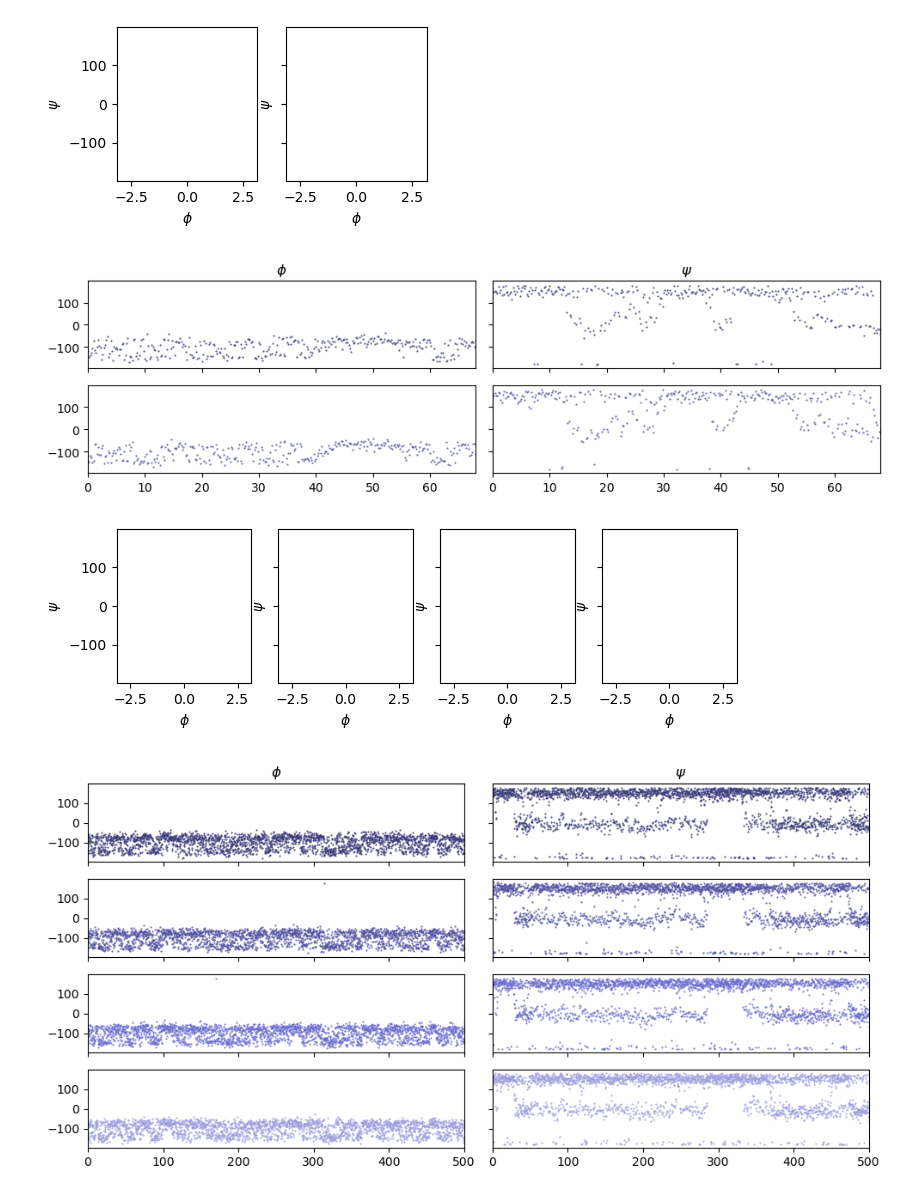
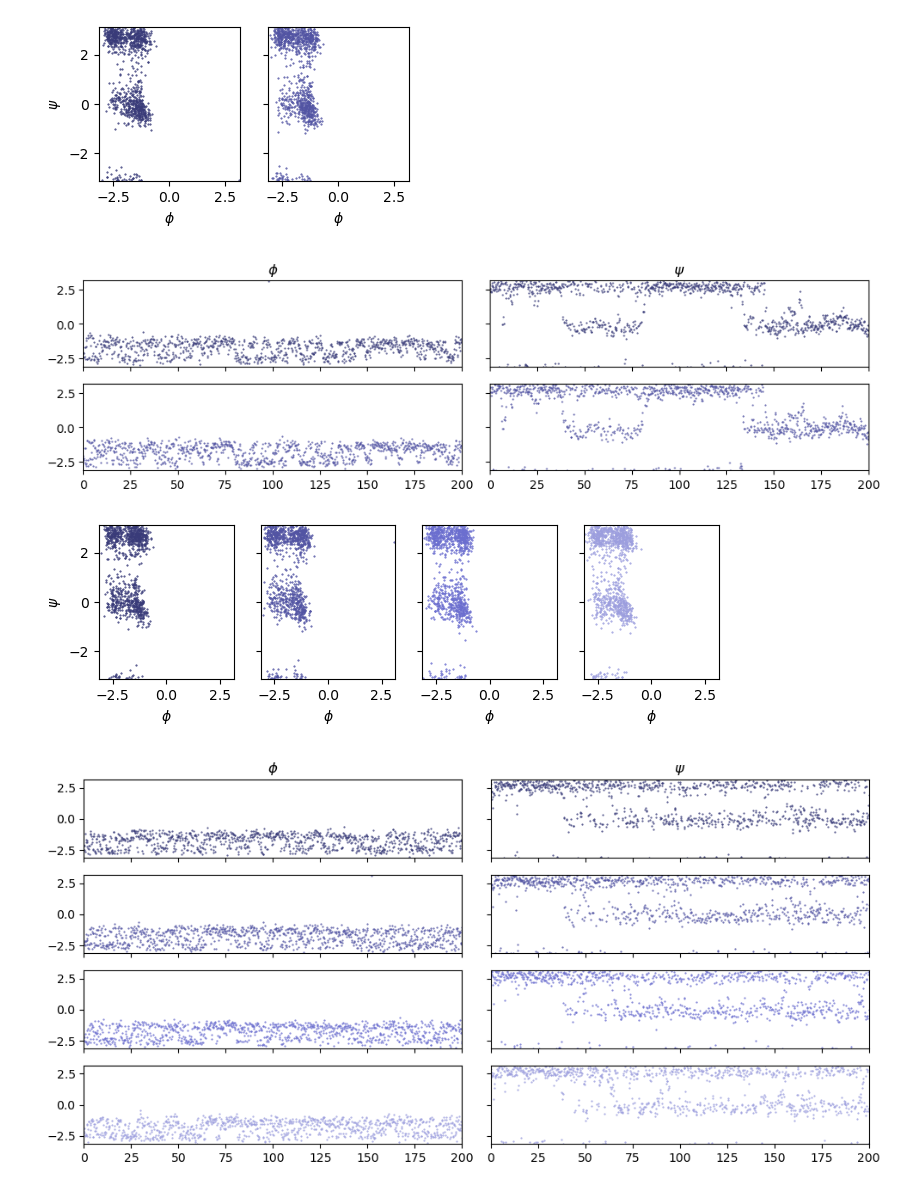
Before and after one commit to BioKT/rest2_tests, a Jupyter notebook: analysis.ipynb, the cells around one changed output. Drawn from its saved outputs; the diff is of its cells as text; code cells hidden in the pictures.

```diff
--- a/analysis.ipynb
+++ b/analysis.ipynb
@@ -73,10 +36,10 @@ for i,nrep in enumerate(nreps):
     ax[i].set_xticks(range(nrep))
     axt = ax[i].twinx()
     axt.plot(range(nrep), lmbd[i], 'o-', color='C1')
-    axt.set_ylim(0,1)
-
+    axt.set_ylim(-0.05,1.05)
+    ax[i].set_title('%i replicas'%nrep)
 axt.set_ylabel('$\lambda_i$', color='C1')
 ax[0].set_ylabel('T$_{i}$ (K)', color='C0')
 [ax[i].set_xlabel('replica index') for i in range(4)]
-plt.tight_layout(w_pad=0)
+plt.tight_layout()
 # %% [output]
@@ -104,11 +67,13 @@ Finished writing replica_index.xvg and replica_temp.xvg with 2500 lines
 # %%
-fig, ax = plt.subplots(1, 4, sharex=True, sharey=True)
+plt.rcParams["axes.prop_cycle"] = plt.cycler("color", plt.cm.tab20.colors)
+
+fig, ax = plt.subplots(1, 4, sharex=True, sharey=True, figsize=(12, 5))
 for i,nrep in enumerate(nreps):
     repl = np.loadtxt("nrep%i/replica_temp.xvg"%nrep)
     for j in range(nrep):
         ax[i].plot(repl[:,0], repl[:,j+1], '-', lw=1, color='C%i'%j)
-ax[-1].set_xlim(0,10)
-ax[-1].set_xlabel('Time (ps)')
+ax[-1].set_xlim(0,20)
+[ax[i].set_xlabel('Time (ps)') for i in range(4)]
 ax[0].set_ylabel('Replica index')
-plt.tight_layout(w_pad=0)
+plt.tight_layout()
 # %% [output]
@@ -288,7 +253,6 @@ for i, nrep in enumerate(nreps):
         ax[i][1].plot(hist, centers)
 
 [ax[i][0].set_ylabel('V (kJ/mol)') for i in range(4)]
-ax0[0].set_xlim(0, data[-1,0])
 ax[-1,0].set_xlabel('Time (ps)')
 ax[-1,1].set_xlabel('P(V)')
 plt.tight_layout()
@@ -311,6 +274,7 @@ for i, nrep in enumerate(nreps):
         tpr = "%s/alaTB_ff03_tip3p_nvt_rerun.tpr"%folder
         xtc = "%s/traj_comp.xtc"%folder
         edr = "%s/ener_rerun.edr"%folder
-        command = "%s mdrun -s %s -nsteps 100000 -ntomp 1 -rerun %s -e %s"%(gmx, tpr, xtc, edr)
+        log = "%s/md_rerun.log"%folder
+        command = "%s mdrun -s %s -nsteps 100000 -ntomp 1 -rerun %s -e %s -o %s"%(gmx, tpr, xtc, edr, log)
         print (command)
         os.system(command)
@@ -503,23 +618,27 @@ import mdtraj as md
 # %%
 for j,nrep in enumerate(nreps):
     fig0, ax0 = plt.subplots(1,nrep, figsize=(nrep*2,2), sharex=True, sharey=True)
     fig, ax = plt.subplots(nrep,2, figsize=(10,nrep+1), sharex=True, sharey=True)
     for i in range(nrep):
         traj = md.load_xtc("nrep%i/rep%i/traj_comp.xtc"%(nrep,i), top="../alaTB_ff03_tip3p_npt.gro")
         dih, phi = md.compute_phi(traj)
         dih, psi = md.compute_psi(traj)
-        ax[i][0].plot(traj.time, 180./np.pi*phi.ravel(), '.', ms=1, color='C%i'%i)
-        ax[i][1].plot(traj.time, 180./np.pi*psi.ravel(), '.', ms=1, color='C%i'%i)
-        ax0[i].plot(180./np.pi*phi.ravel(),180./np.pi*psi.ravel(), '.', ms=1, color='C%i'%i)
+        ax[i][0].plot(traj.time, phi.ravel(), '.', ms=1, color='C%i'%i)
+        ax[i][1].plot(traj.time, psi.ravel(), '.', ms=1, color='C%i'%i)
+        ax0[i].plot(phi.ravel(),psi.ravel(), '.', ms=1, color='C%i'%i)
         ax0[i].set_xlabel('$\phi$')
-        ax0[i].set_xlim(-np.pi, np.pi); ax0[i].set_ylabel('$\psi$')
+
+    ax0[0].set_xlim(-np.pi, np.pi); ax0[0].set_ylim(-np.pi, np.pi)
     ax0[0].set_ylabel('$\psi$')
+    plt.tight_layout()
+
+    ax[0][0].set_ylim(-np.pi, np.pi)
     ax[0][0].set_title('$\phi$')
     ax[0][1].set_title('$\psi$')
     ax[0][0].set_xlim(0,traj.time[-1])
     plt.tight_layout()
 # %% [output]
-[figure, old version]
+[figure, new version]
-[figure, old version]
+[figure, new version]
-[figure, old version]
+[figure, new version]
-[figure, old version]
+[figure, new version]
```
Also changed, not shown: parts of 15 cells of this notebook.
